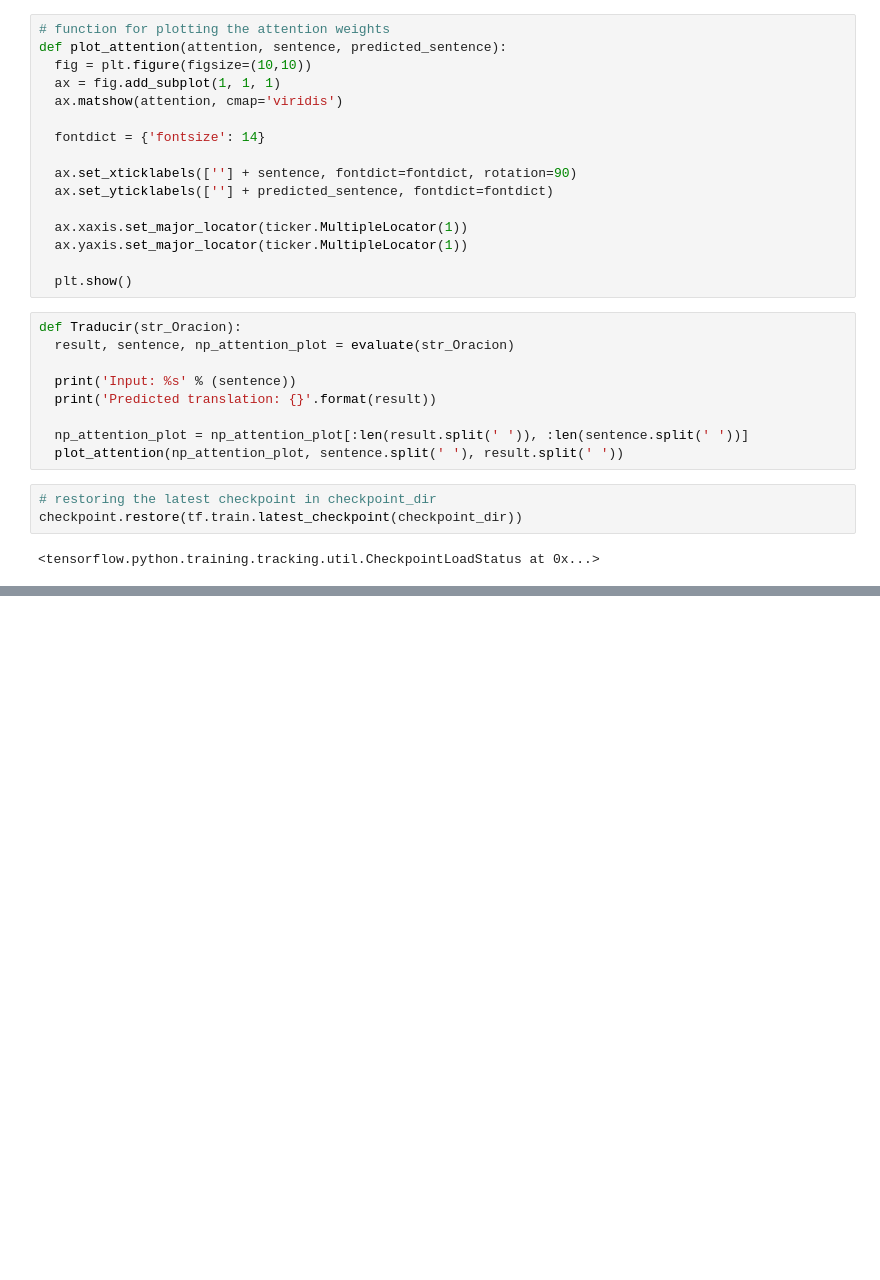
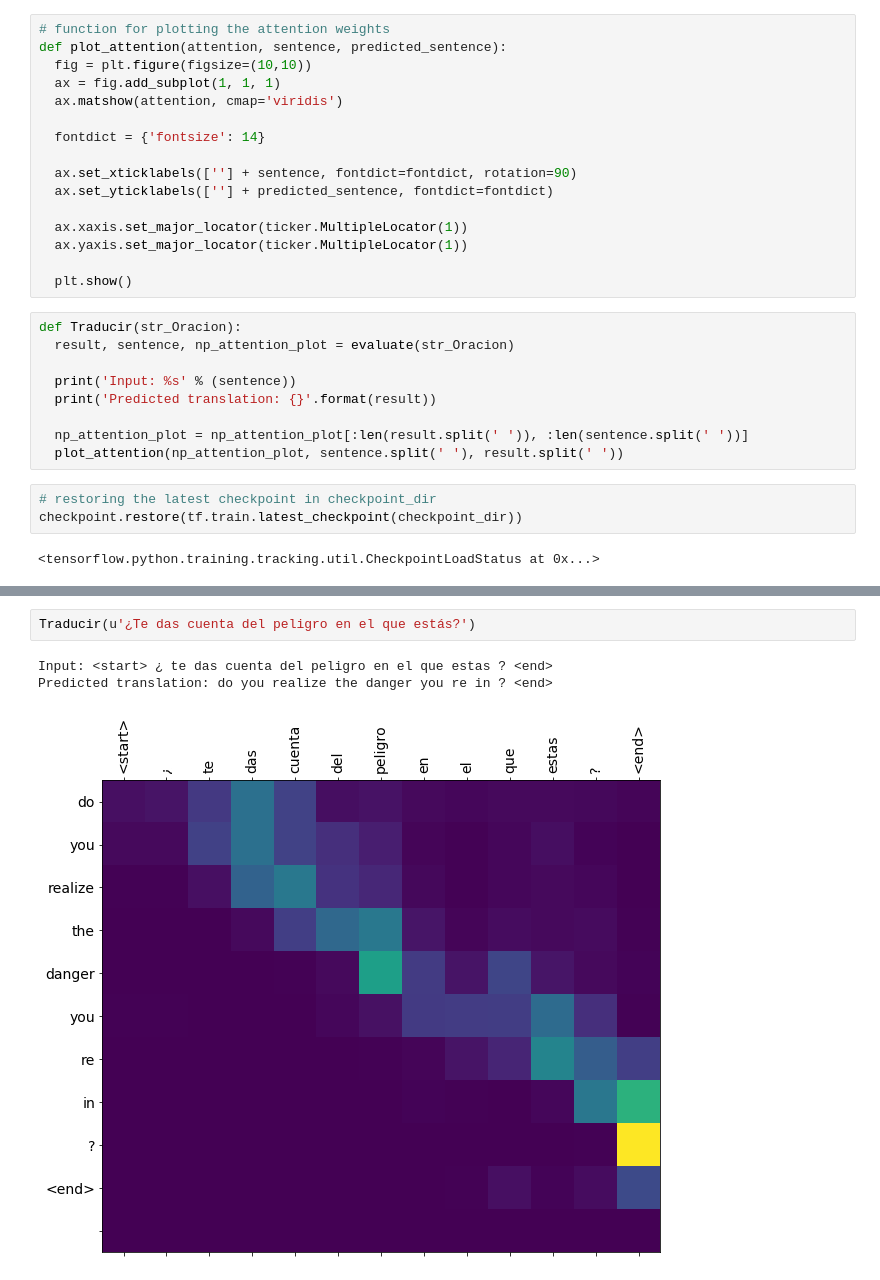
Before and after one commit to lauragmz/NeuralMachineTranslation_esp-ing, a Jupyter notebook: notebooks/NMT_experimentos.ipynb, the cells around one changed output, grey strips where cells are left out. Drawn from its saved outputs; the diff is of its cells as text; blank space fills up the shorter version.

```diff
--- a/notebooks/NMT_experimentos.ipynb
+++ b/notebooks/NMT_experimentos.ipynb
@@ -356,0 +369,6 @@ Predicted translation: we re academic . <end>
+# %%
+Traducir(u'¿Te das cuenta del peligro en el que estás?')
+# %% [output]
+Input: <start> ¿ te das cuenta del peligro en el que estas ? <end>
+Predicted translation: do you realize the danger you re in ? <end>
+[figure, added]
```
Also changed, not shown: parts of 8 cells of this notebook, 2 other files.
